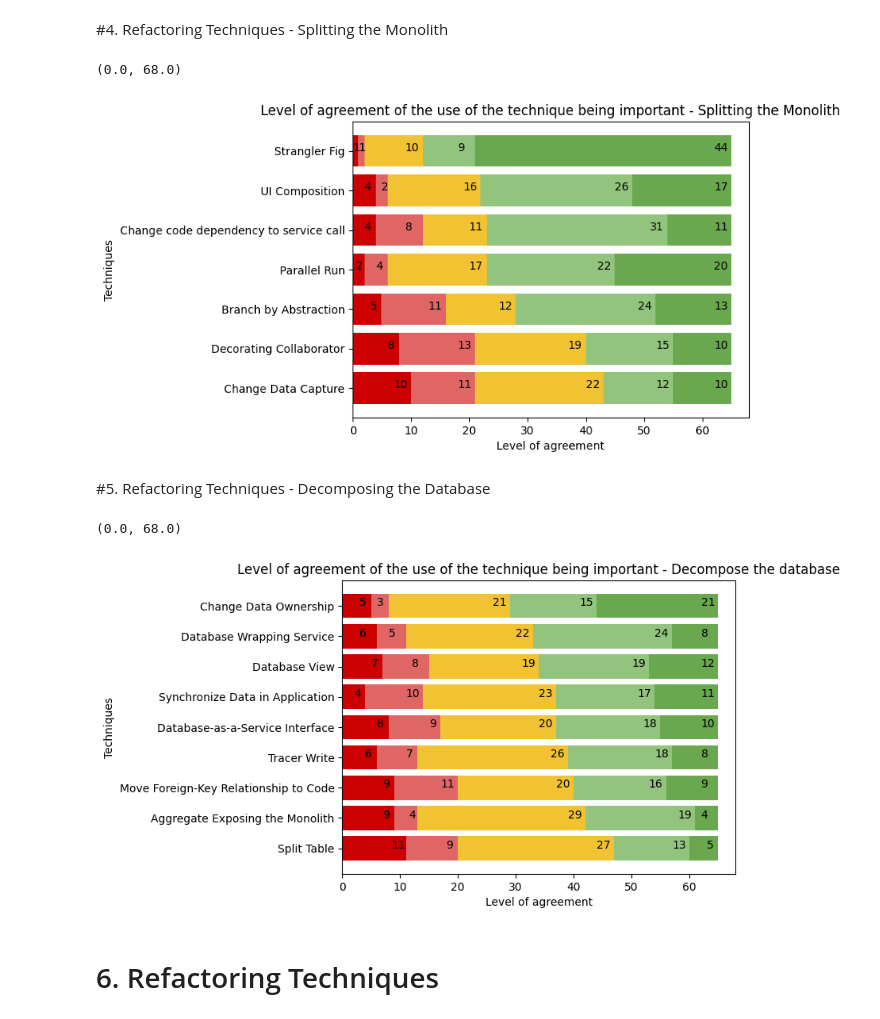
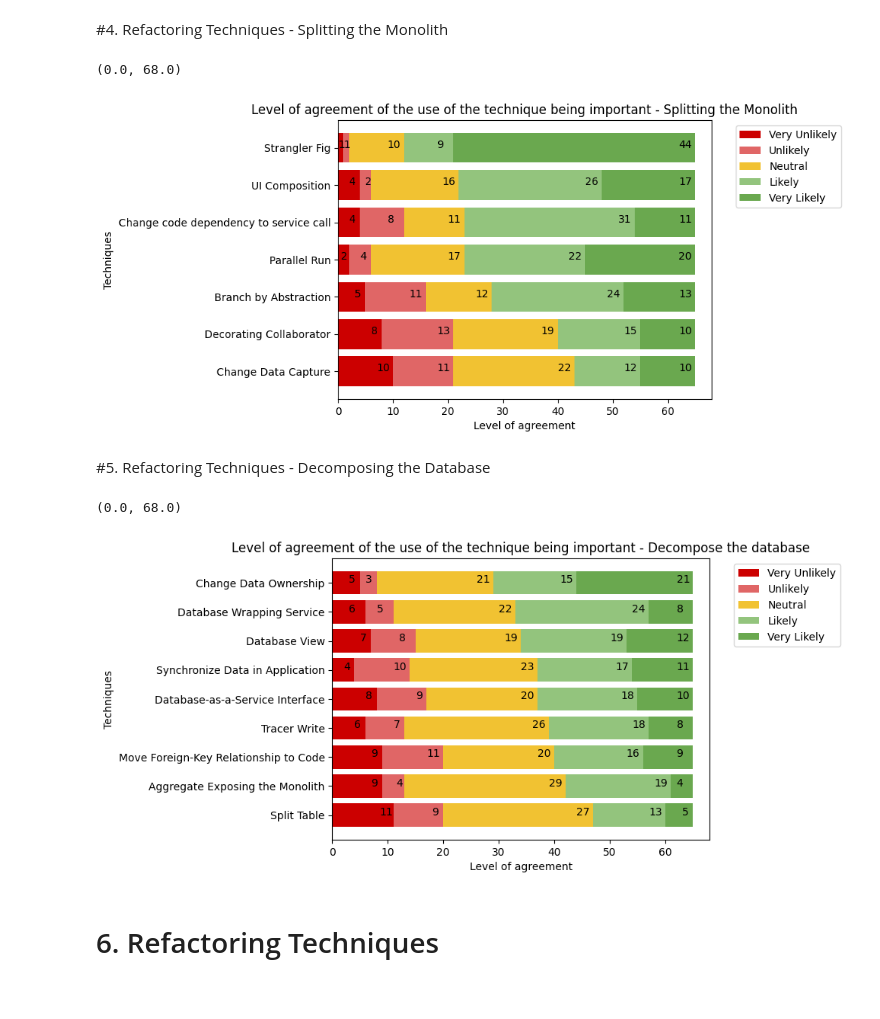
Before and after one commit to RitaPeixoto/Migration-of-Monoliths-to-Microservices-Survey_replication_package, a Jupyter notebook: industry_survey.ipynb, the cells around one changed output. Saved outputs shown, nothing was run; the diff lists cells and outputs as text; code cells hidden in the pictures.

```diff
--- a/industry_survey.ipynb
+++ b/industry_survey.ipynb
@@ -629,34 +629,35 @@ plt.text(y1[4]+y2[4]+y3[4]+y4[4]+y5[4]-3, 4, np.array2string(y5[4], precision=2,
 
 
 plt.text(y1[5]-2, 5, np.array2string(y1[5], precision=2, separator=',',
                       suppress_small=True))
 plt.text(y1[5]+y2[5]-1, 5, np.array2string(y2[5], precision=2, separator=',',
                       suppress_small=True))
 plt.text(y1[5]+y2[5]+y3[5]-3, 5, np.array2string(y3[5], precision=2, separator=',',
                       suppress_small=True))
 plt.text(y1[5]+y2[5]+y3[5]+y4[5]-3, 5, np.array2string(y4[5], precision=2, separator=',',
                       suppress_small=True))
 plt.text(y1[5]+y2[5]+y3[5]+y4[5]+y5[5]-3, 5, np.array2string(y5[5], precision=2, separator=',',
                       suppress_small=True))
 
 plt.text(y1[6]-1, 6, np.array2string(y1[6], precision=2, separator=',',
                       suppress_small=True))
 plt.text(y1[6]+y2[6]-1, 6, np.array2string(y2[6], precision=2, separator=',',
                       suppress_small=True))
 plt.text(y1[6]+y2[6]+y3[6]-3, 6, np.array2string(y3[6], precision=2, separator=',',
                       suppress_small=True))
 plt.text(y1[6]+y2[6]+y3[6]+y4[6]-3, 6, np.array2string(y4[6], precision=2, separator=',',
                       suppress_small=True))
 plt.text(y1[6]+y2[6]+y3[6]+y4[6]+y5[6]-3, 6, np.array2string(y5[6], precision=2, separator=',',
                       suppress_small=True))
 
 plt.title("Level of agreement of the use of the technique being important - Splitting the Monolith")
+plt.legend(labels=["Very Unlikely", "Unlikely", "Neutral", "Likely", "Very Likely"],  bbox_to_anchor=(1.05, 1.0), loc='upper left')
 plt.xlabel("Level of agreement")
 plt.ylabel("Techniques")
 plt.xlim(0,68)
 # %% [output]
 (0.0, 68.0)
-[figure, old version]
+[figure, new version]
 # %% [markdown]
 #5. Refactoring Techniques - Decomposing the Database
 # %%
@@ -797,12 +798,13 @@ plt.text(y1[8]+y2[8]+y3[8]+y4[8]+y5[8]-3, 8, np.array2string(y5[8], precision=2,
                       suppress_small=True))
 
 plt.title("Level of agreement of the use of the technique being important - Decompose the database")
+plt.legend(labels=["Very Unlikely", "Unlikely", "Neutral", "Likely", "Very Likely"],  bbox_to_anchor=(1.05, 1.0), loc='upper left')
 plt.xlabel("Level of agreement")
 plt.ylabel("Techniques")
 plt.xlim(0,68)
 # %% [output]
 (0.0, 68.0)
-[figure, old version]
+[figure, new version]
 # %% [markdown]
 # 6. Refactoring Techniques
 # %% [markdown]
```
Also changed, not shown: parts of 5 cells of this notebook, 2 other files.
